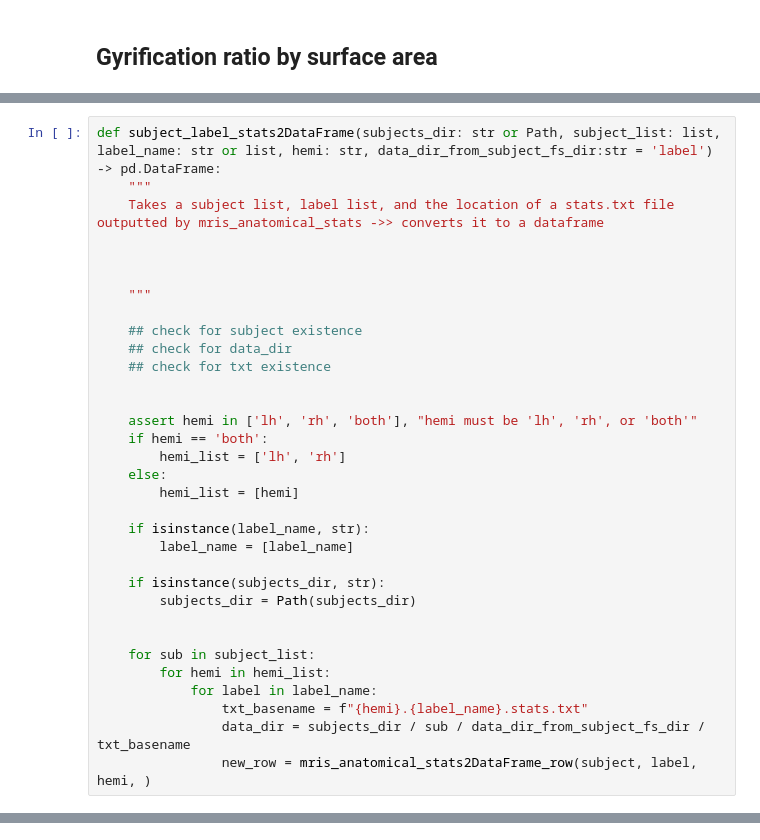
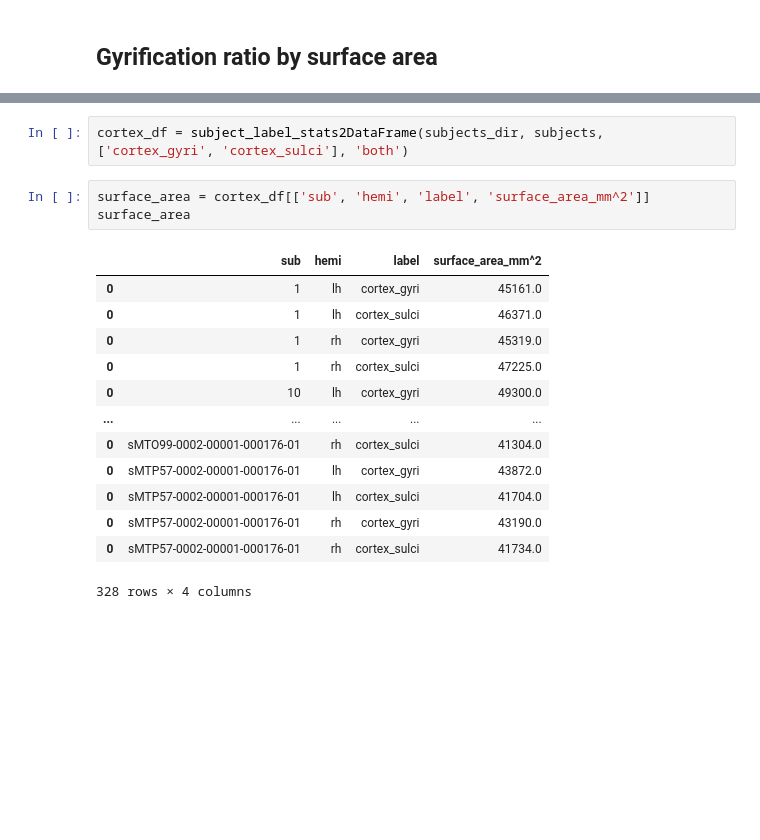
Before and after one commit to b-parker/CNL_scalpel, a Jupyter notebook: notebooks/curvature_difference.ipynb, the cells around one changed output, grey strips where cells are left out. Drawn from its saved outputs; the diff is of its cells as text; blank space fills up the shorter version.

```diff
--- a/notebooks/curvature_difference.ipynb
+++ b/notebooks/curvature_difference.ipynb
@@ -144,39 +144,6 @@ for sub in ['1']:
 ['Using TH3 vertex volume calc\n', 'Total face volume 245499\n', 'Total vertex volume 242202 (mask=0)\n', '\n', 'table columns are:\n', '    number of vertices\n', '    total surface area (mm^2)\n', ' ...
 12
 12
-# %%
-def subject_label_stats2DataFrame(subjects_dir: str or Path, subject_list: list, label_name: str or list, hemi: str, data_dir_from_subject_fs_dir:str = 'label') -> pd.DataFrame:
-    """
-    Takes a subject list, label list, and the location of a stats.txt file outputted by mris_anatomical_stats ->> converts it to a dataframe
-
-
-
-    """
-
-    ## check for subject existence
-    ## check for data_dir
-    ## check for txt existence
-
-
-    assert hemi in ['lh', 'rh', 'both'], "hemi must be 'lh', 'rh', or 'both'"
-    if hemi == 'both':
-        hemi_list = ['lh', 'rh']
-    else:
-        hemi_list = [hemi]
-
-    if isinstance(label_name, str):
-        label_name = [label_name]
-
-    if isinstance(subjects_dir, str):
-        subjects_dir = Path(subjects_dir)
-
-
-    for sub in subject_list:
-        for hemi in hemi_list:
-            for label in label_name:
-                txt_basename = f"{hemi}.{label_name}.stats.txt"
-                data_dir = subjects_dir / sub / data_dir_from_subject_fs_dir / txt_basename
-                new_row = mris_anatomical_stats2DataFrame_row(subject, label, hemi, )
 # %%
 
 def mris_anatomical_stats2DataFrame_row(subject: str, label_name: str, hemi: str, data_dir: str or Path) -> pd.DataFrame:
@@ -221,0 +228,19 @@ mris_anatomical_stats2DataFrame_row('1', 'cortex_gyri', 'lh', '/Users/benparker/
+# %%
+cortex_df = subject_label_stats2DataFrame(subjects_dir, subjects, ['cortex_gyri', 'cortex_sulci'], 'both')
+# %%
+surface_area = cortex_df[['sub', 'hemi', 'label', 'surface_area_mm^2']]
+surface_area
+# %% [output]
+|  | sub | hemi | label | surface_area_mm^2 |
+| 0 | 1 | lh | cortex_gyri | 45161.0 |
+| 0 | 1 | lh | cortex_sulci | 46371.0 |
+| 0 | 1 | rh | cortex_gyri | 45319.0 |
+| 0 | 1 | rh | cortex_sulci | 47225.0 |
+| 0 | 10 | lh | cortex_gyri | 49300.0 |
+| ... | ... | ... | ... | ... |
+| 0 | sMTO99-0002-00001-000176-01 | rh | cortex_sulci | 41304.0 |
+| 0 | sMTP57-0002-00001-000176-01 | lh | cortex_gyri | 43872.0 |
+| 0 | sMTP57-0002-00001-000176-01 | lh | cortex_sulci | 41704.0 |
+| 0 | sMTP57-0002-00001-000176-01 | rh | cortex_gyri | 43190.0 |
+| 0 | sMTP57-0002-00001-000176-01 | rh | cortex_sulci | 41734.0 |
+328 rows × 4 columns
```
Also changed, not shown: parts of 7 cells of this notebook.
